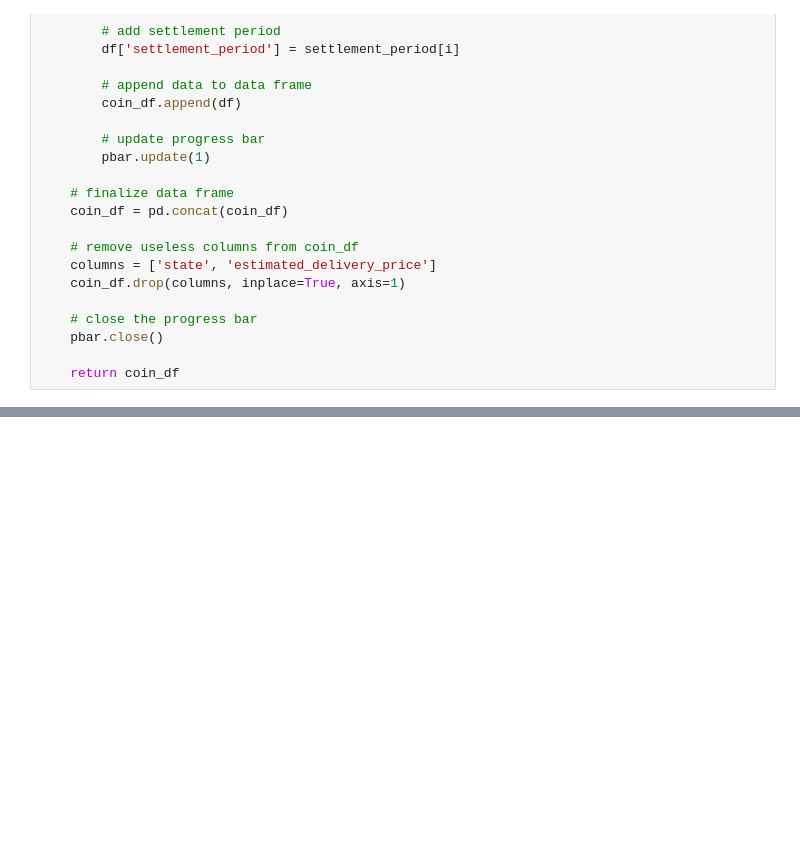
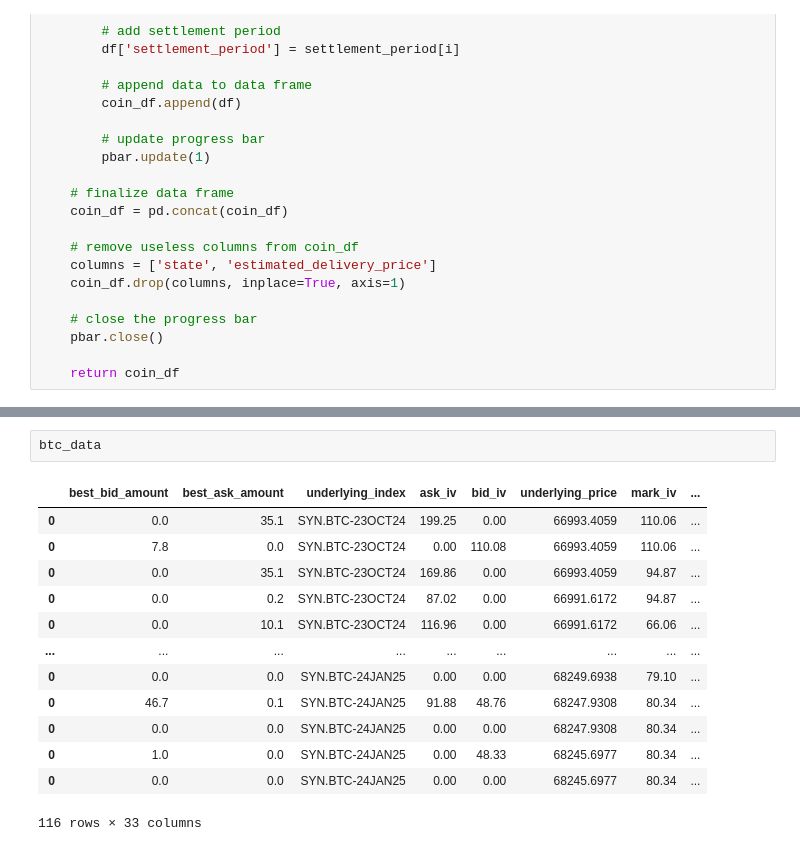
Before and after one commit to EthanFalcao/Defi_Options_Implied_Volatility, a Jupyter notebook: 1. Data-Preprocessings.ipynb, the cells around one changed output, grey strips where cells are left out. Cells and saved outputs as stored; diff of their text form; blank space fills up the shorter version.

```diff
--- a/1. Data-Preprocessings.ipynb
+++ b/1. Data-Preprocessings.ipynb
@@ -93,0 +179,16 @@ def get_option_data(coin):
+# %%
+btc_data
+# %% [output]
+|  | best_bid_amount | best_ask_amount | underlying_index | ask_iv | bid_iv | underlying_price | mark_iv | ... |
+| 0 | 0.0 | 35.1 | SYN.BTC-23OCT24 | 199.25 | 0.00 | 66993.4059 | 110.06 | ... |
+| 0 | 7.8 | 0.0 | SYN.BTC-23OCT24 | 0.00 | 110.08 | 66993.4059 | 110.06 | ... |
+| 0 | 0.0 | 35.1 | SYN.BTC-23OCT24 | 169.86 | 0.00 | 66993.4059 | 94.87 | ... |
+| 0 | 0.0 | 0.2 | SYN.BTC-23OCT24 | 87.02 | 0.00 | 66991.6172 | 94.87 | ... |
+| 0 | 0.0 | 10.1 | SYN.BTC-23OCT24 | 116.96 | 0.00 | 66991.6172 | 66.06 | ... |
+| ... | ... | ... | ... | ... | ... | ... | ... | ... |
+| 0 | 0.0 | 0.0 | SYN.BTC-24JAN25 | 0.00 | 0.00 | 68249.6938 | 79.10 | ... |
+| 0 | 46.7 | 0.1 | SYN.BTC-24JAN25 | 91.88 | 48.76 | 68247.9308 | 80.34 | ... |
+| 0 | 0.0 | 0.0 | SYN.BTC-24JAN25 | 0.00 | 0.00 | 68247.9308 | 80.34 | ... |
+| 0 | 1.0 | 0.0 | SYN.BTC-24JAN25 | 0.00 | 48.33 | 68245.6977 | 80.34 | ... |
+| 0 | 0.0 | 0.0 | SYN.BTC-24JAN25 | 0.00 | 0.00 | 68245.6977 | 80.34 | ... |
+116 rows × 33 columns
```
Also changed, not shown: parts of 11 cells of this notebook, 10 other files.
